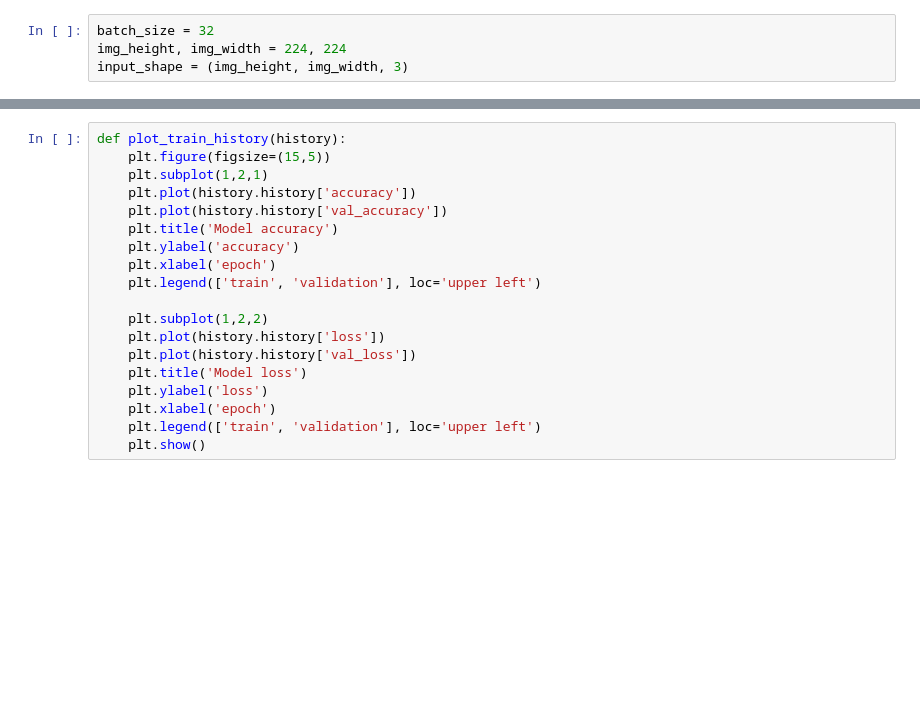
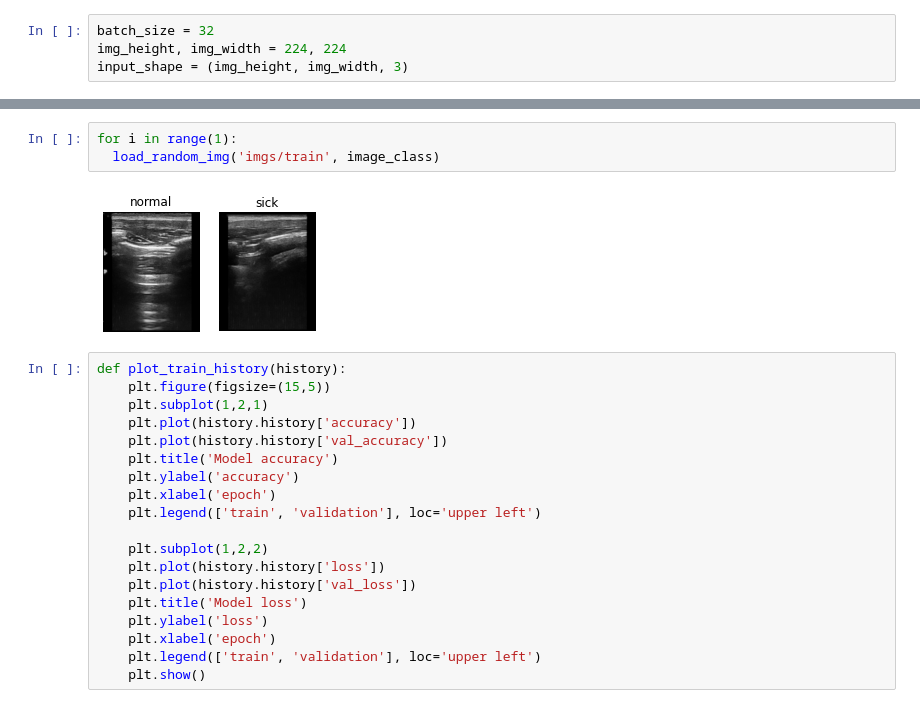
Before and after one commit to dmosh/deeplearning, a Jupyter notebook: imageclassification.ipynb, the cells around one changed output, grey strips where cells are left out. Drawn from its saved outputs; the diff is of its cells as text; blank space fills up the shorter version.

```diff
--- a/imageclassification.ipynb
+++ b/imageclassification.ipynb
@@ -122,6 +121,11 @@ test_ds = datagen.flow_from_directory(
 Found 571 images belonging to 2 classes.
 Found 144 images belonging to 2 classes.
 Found 224 images belonging to 2 classes.
+# %%
+for i in range(1):
+  load_random_img('imgs/train', image_class)
+# %% [output]
+[figure, added]
 # %%
 def plot_train_history(history):
     plt.figure(figsize=(15,5))
```
Also changed, not shown: parts of 17 cells of this notebook.
